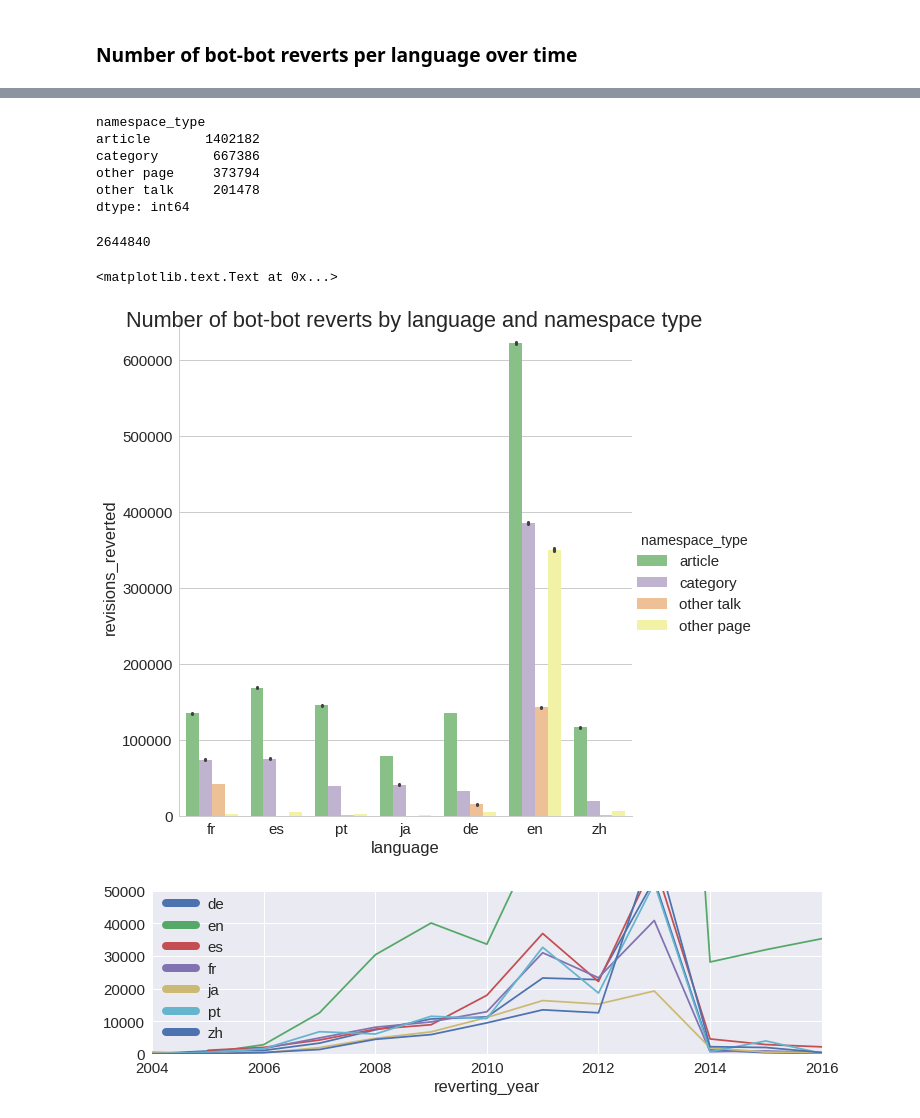
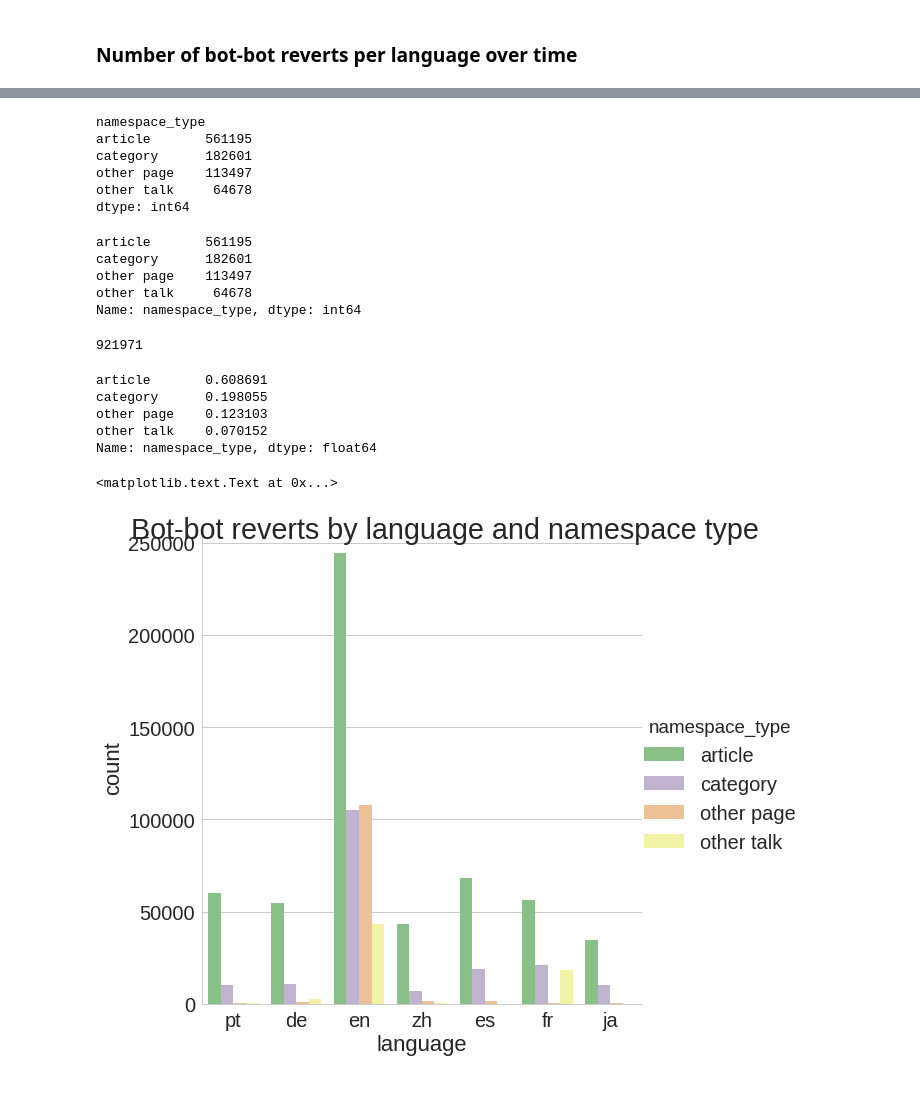
Before and after one commit to halfak/are-the-bots-really-fighting, a Jupyter notebook: analysis/paper_plots/4-1-descriptive-stats.ipynb, the cells around one changed output, grey strips where cells are left out. Drawn from its saved outputs; the diff is of its cells as text; code cells hidden in the pictures; blank space fills up the shorter version.

Commit message:
update paper plots

```diff
--- a/analysis/paper_plots/4-1-descriptive-stats.ipynb
+++ b/analysis/paper_plots/4-1-descriptive-stats.ipynb
@@ -58,7 +9,0 @@ df_dict['en'][0:2].transpose()
-# %%
-df_all = df_dict['en'].copy()
-df_all = df_all.drop(df_all.index, axis=0)
-
-for lang, lang_df in df_dict.items():
-    lang_df['language'] = lang
-    df_all = pd.concat([df_all, lang_df])
@@ -99,2 +9,0 @@ def namespace_type(item):
-# %%
-df_all['namespace_type'] = df_all['page_namespace'].apply(namespace_type)
@@ -114,15 +9,0 @@ def get_year(timestamp):
-# %%
-df_all['reverting_timestamp_dt'] = pd.to_datetime(df_all['reverting_timestamp'], format="%Y%m%d%H%M%S")
-df_all['reverted_timestamp_dt'] = pd.to_datetime(df_all['rev_timestamp'], format="%Y%m%d%H%M%S")
-
-df_all = df_all.set_index('reverting_timestamp_dt')
-
-df_all['reverting_timestamp_dt'] = pd.to_datetime(df_all['reverting_timestamp'], format="%Y%m%d%H%M%S")
-
-df_all['time_to_revert'] = df_all['reverting_timestamp_dt']-df_all['reverted_timestamp_dt']
-
-df_all['time_to_revert_hrs'] = df_all['time_to_revert'].astype('timedelta64[s]')/(60*60)
-
-df_all['time_to_revert_days'] = df_all['time_to_revert'].astype('timedelta64[s]')/(60*60*24)
-
-df_all['reverting_year'] = df_all['reverting_timestamp_dt'].apply(get_year)
@@ -163,3 +14,6 @@ Name: reverting_year, dtype: int64
+# %%
+with open("../../datasets/pandas_df_all.pickle", "rb") as f:
+    df_all = pickle.load(f)
 # %% [markdown]
 ### Final data format
 # %%
@@ -265,42 +120,47 @@ zh     142870
 dtype: int64
 # %%
-gb_lang_nstype['revisions_reverted'].sum().unstack().sum()
+gb_lang_nstype['revisions_reverted'].count().unstack().sum()
 # %% [output]
 namespace_type
-article       1402182
-category       667386
-other page     373794
-other talk     201478
+article       561195
+category      182601
+other page    113497
+other talk     64678
 dtype: int64
+# %%
+df_all['namespace_type'].value_counts()
+# %% [output]
+article       561195
+category      182601
+other page    113497
+other talk     64678
+Name: namespace_type, dtype: int64
 # %%
-gb_lang_nstype['revisions_reverted'].sum().unstack().sum().sum()
+gb_lang_nstype['revisions_reverted'].count().unstack().sum().sum()
 # %% [output]
-2644840
+921971
+# %%
+df_all['namespace_type'].value_counts(normalize=True)
+# %% [output]
+article       0.608691
+category      0.198055
+other page    0.123103
+other talk    0.070152
+Name: namespace_type, dtype: float64
 # %%
-sns.set(font_scale=1.5)
+sns.set(font_scale=2)
 sns.set_style("whitegrid")
 
 g = sns.factorplot(data=df_all,
                    x='language',
-                   y='revisions_reverted',
+                   y=None,
                    hue='namespace_type',
-                   kind='bar',
-                   estimator=np.sum,
+                   kind='count',
                    size=8,
                    palette="Accent",
                    aspect = 1)
 
-plt.suptitle("Number of bot-bot reverts by language and namespace type")
+plt.suptitle("Bot-bot reverts by language and namespace type\n")
 # %% [output]
 <matplotlib.text.Text at 0x...>
-[figure, old version]
+[figure, new version]
-# %%
-gb['revisions_reverted'].sum().unstack().transpose().plot(kind='line', figsize=[12,3])
-
-plt.ylim(0,50000)
-
-leg = plt.legend()
-for legobj in leg.legendHandles:
-    legobj.set_linewidth(8.0)
-# %% [output]
-[figure, removed]
```
Also changed, not shown: parts of 24 cells of this notebook, 3 other files.
